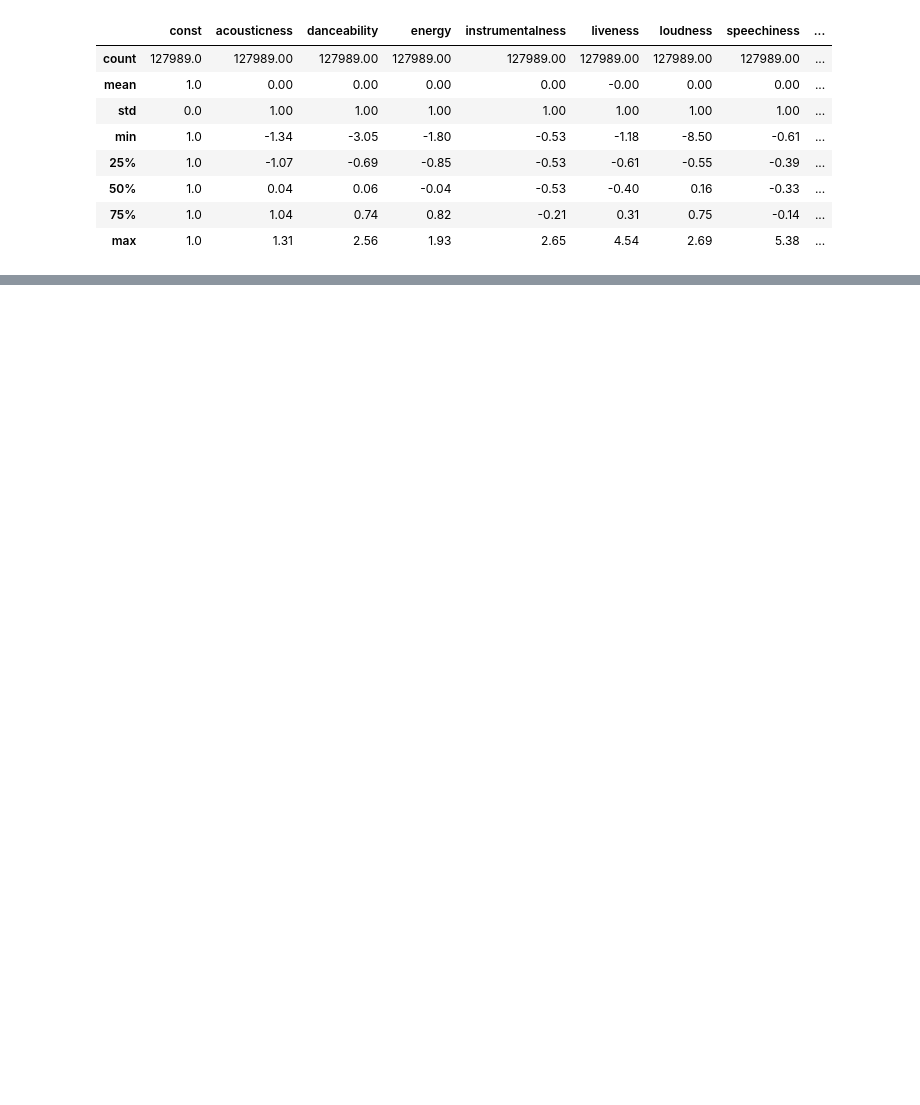
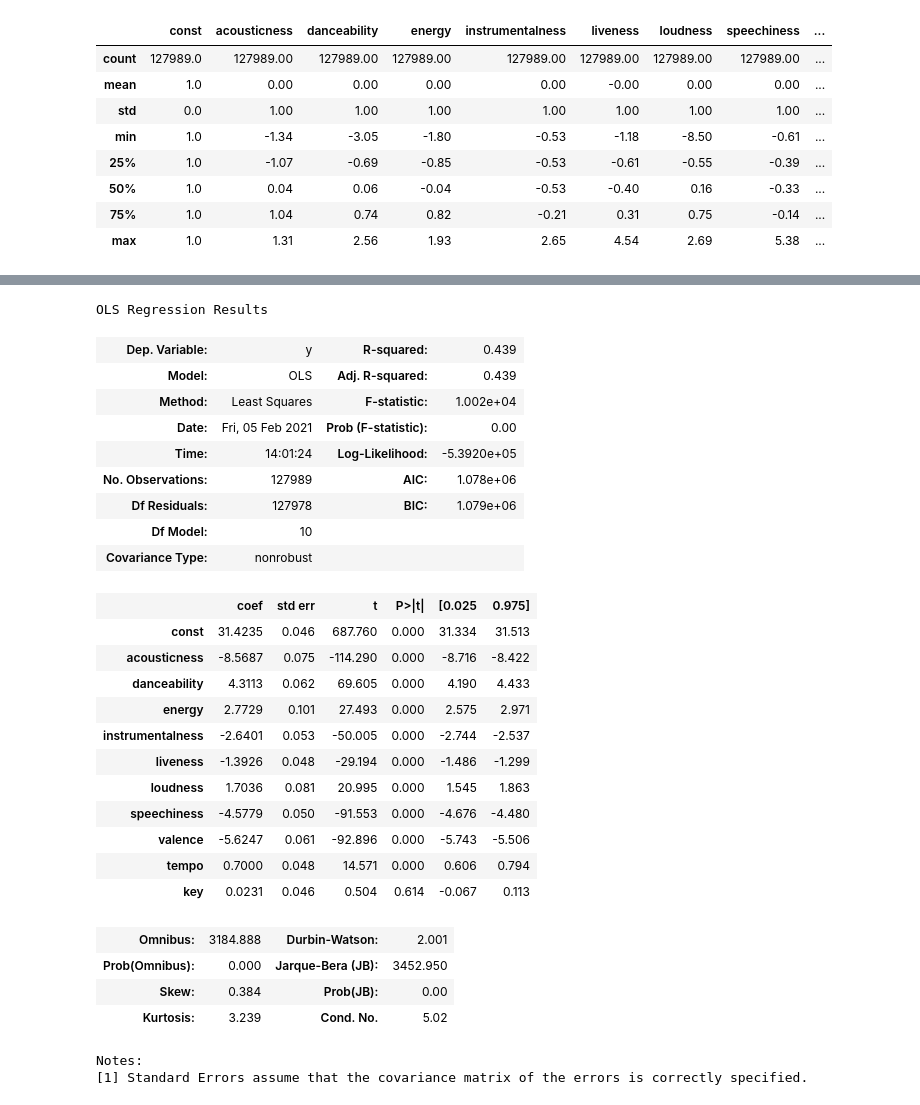
Before and after one commit to data-gab/Song-Popularity-Prediction, a Jupyter notebook: NOTEBOOKS/Linear Regression Modeling.ipynb, the cells around one changed output, grey strips where cells are left out. Cells and saved outputs as stored; diff of their text form; code cells hidden in the pictures; blank space fills up the shorter version.

```diff
--- a/NOTEBOOKS/Linear Regression Modeling.ipynb
+++ b/NOTEBOOKS/Linear Regression Modeling.ipynb
@@ -229,0 +256,31 @@ X_train_clean.describe().round(2)
+# %%
+results.summary()
+# %% [output]
+OLS Regression Results
+| Dep. Variable: | y | R-squared: | 0.439 |
+| Model: | OLS | Adj. R-squared: | 0.439 |
+| Method: | Least Squares | F-statistic: | 1.002e+04 |
+| Date: | Fri, 05 Feb 2021 | Prob (F-statistic): | 0.00 |
+| Time: | 14:01:24 | Log-Likelihood: | -5.3920e+05 |
+| No. Observations: | 127989 | AIC: | 1.078e+06 |
+| Df Residuals: | 127978 | BIC: | 1.079e+06 |
+| Df Model: | 10 |  |  |
+| Covariance Type: | nonrobust |  |  |
+|  | coef | std err | t | P>|t| | [0.025 | 0.975] |
+| const | 31.4235 | 0.046 | 687.760 | 0.000 | 31.334 | 31.513 |
+| acousticness | -8.5687 | 0.075 | -114.290 | 0.000 | -8.716 | -8.422 |
+| danceability | 4.3113 | 0.062 | 69.605 | 0.000 | 4.190 | 4.433 |
+| energy | 2.7729 | 0.101 | 27.493 | 0.000 | 2.575 | 2.971 |
+| instrumentalness | -2.6401 | 0.053 | -50.005 | 0.000 | -2.744 | -2.537 |
+| liveness | -1.3926 | 0.048 | -29.194 | 0.000 | -1.486 | -1.299 |
+| loudness | 1.7036 | 0.081 | 20.995 | 0.000 | 1.545 | 1.863 |
+| speechiness | -4.5779 | 0.050 | -91.553 | 0.000 | -4.676 | -4.480 |
+| valence | -5.6247 | 0.061 | -92.896 | 0.000 | -5.743 | -5.506 |
+| tempo | 0.7000 | 0.048 | 14.571 | 0.000 | 0.606 | 0.794 |
+| key | 0.0231 | 0.046 | 0.504 | 0.614 | -0.067 | 0.113 |
+| Omnibus: | 3184.888 | Durbin-Watson: | 2.001 |
+| Prob(Omnibus): | 0.000 | Jarque-Bera (JB): | 3452.950 |
+| Skew: | 0.384 | Prob(JB): | 0.00 |
+| Kurtosis: | 3.239 | Cond. No. | 5.02 |
+Notes:
+[1] Standard Errors assume that the covariance matrix of the errors is correctly specified.
```
Also changed, not shown: parts of 21 cells of this notebook, 2 other files.
